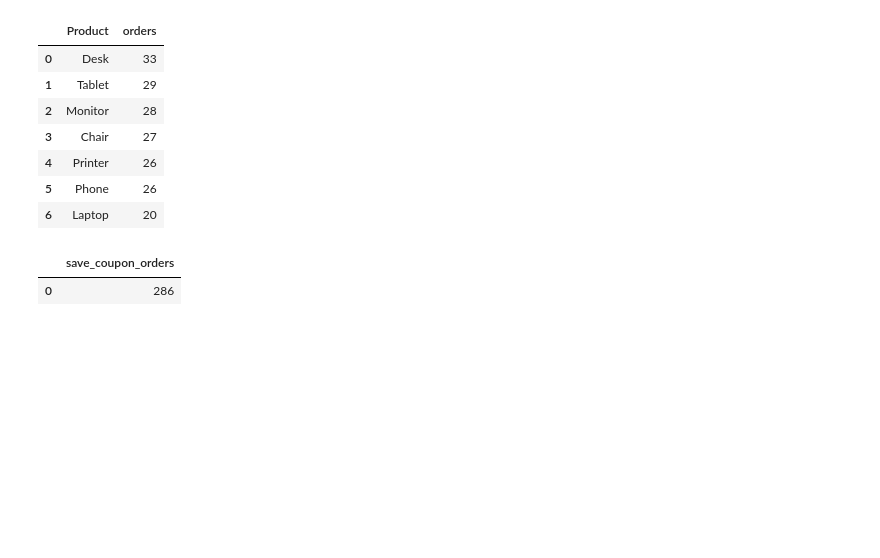
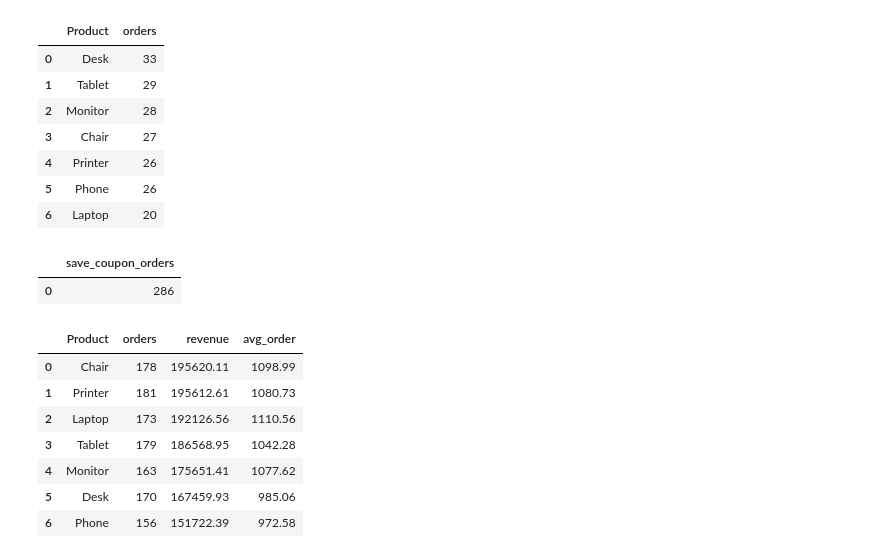
Before and after one commit to nasirali2024ag5310-arch/decodelabs-internship-project3, a Jupyter notebook: SQL_Project3.ipynb, the cells around one changed output. Drawn from its saved outputs; the diff is of its cells as text; code cells hidden in the pictures; blank space fills up the shorter version.

Commit message:
GROUP BY (Business analysis)

```diff
--- a/SQL_Project3.ipynb
+++ b/SQL_Project3.ipynb
@@ -171,3 +171,24 @@ q("""
 # %% [output]
 |  | save_coupon_orders |
 | 0 | 286 |
+# %%
+# GROUP BY (Business Analysis)
+# product performance
+q("""
+    SELECT  Product,
+            COUNT(*)                    AS orders,
+            ROUND(SUM(TotalPrice), 2)   AS revenue,
+            ROUND(AVG(TotalPrice), 2)    AS avg_order
+    FROM orders
+    GROUP BY Product
+    ORDER BY revenue DESC
+""")
+# %% [output]
+|  | Product | orders | revenue | avg_order |
+| 0 | Chair | 178 | 195620.11 | 1098.99 |
+| 1 | Printer | 181 | 195612.61 | 1080.73 |
+| 2 | Laptop | 173 | 192126.56 | 1110.56 |
+| 3 | Tablet | 179 | 186568.95 | 1042.28 |
+| 4 | Monitor | 163 | 175651.41 | 1077.62 |
+| 5 | Desk | 170 | 167459.93 | 985.06 |
+| 6 | Phone | 156 | 151722.39 | 972.58 |
```
Also changed, not shown: parts of 7 cells of this notebook, 1 other file.
